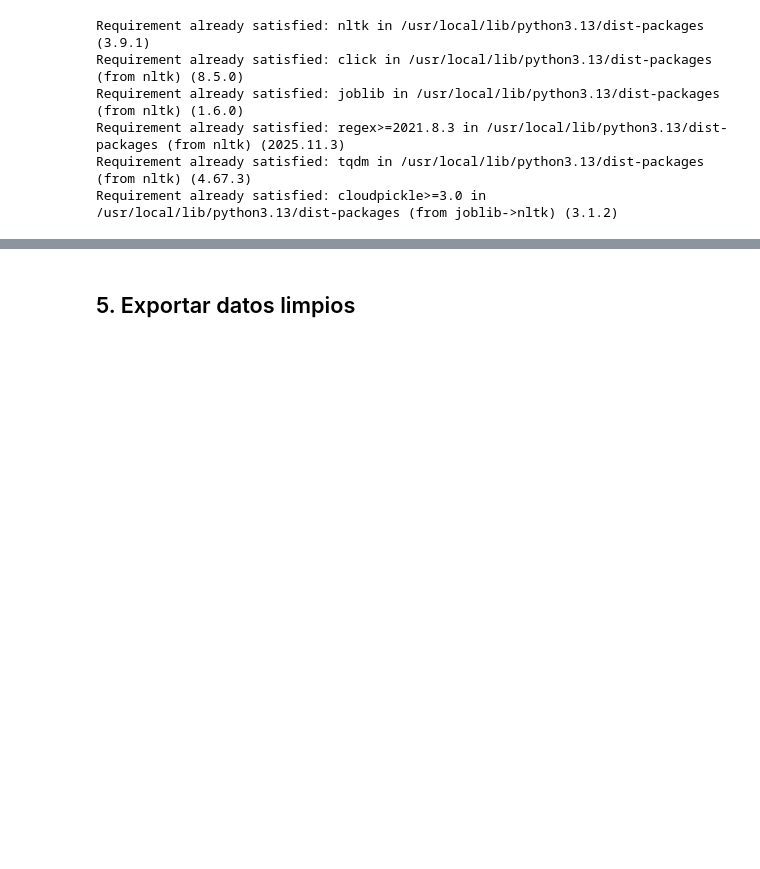
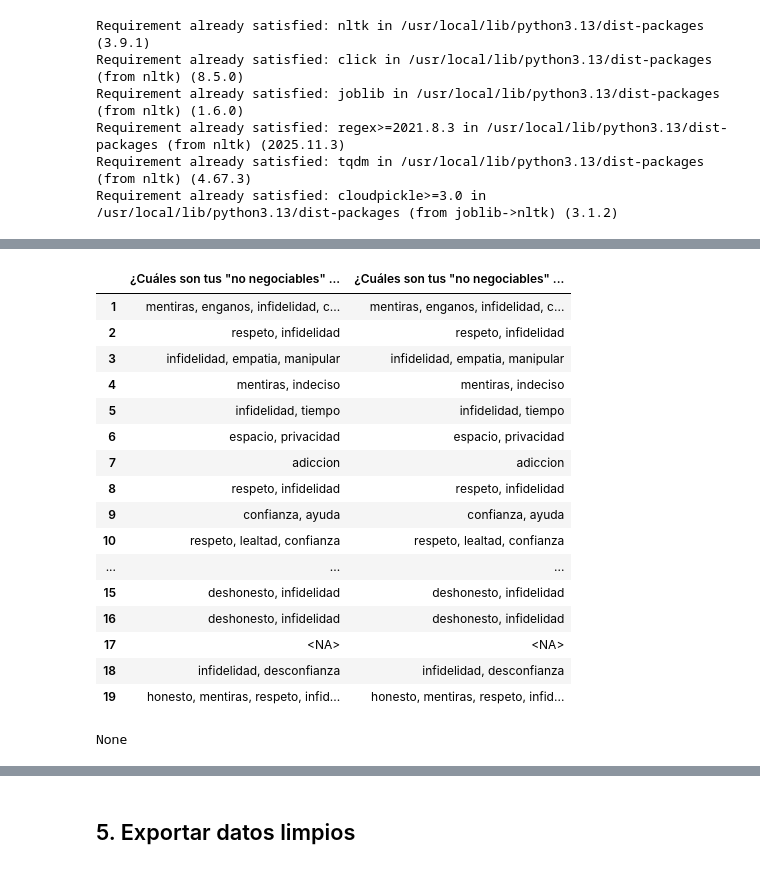
Before and after one commit to Acatlan-SI/LimpiezaData, a Jupyter notebook: notebooks/01_limpieza_datos.ipynb, the cells around one changed output, grey strips where cells are left out. Cells and saved outputs as stored; diff of their text form; code cells hidden in the pictures; blank space fills up the shorter version.

```diff
--- a/notebooks/01_limpieza_datos.ipynb
+++ b/notebooks/01_limpieza_datos.ipynb
@@ -449,3 +461,32 @@ Valor en índice 14 (fila 15 visual), columna 4: 'ser honesto con las personas,
+# %%
+col_original = df.columns[8]
+
+df[f"{col_original}"] = df[col_original].apply(
+    lambda x: extraer_conceptos_clave(
+        x if pd.notna(x) else "",
+        CONCEPTOS_NO_NEGOCIABLES
+    )
+)
+display(display(df.iloc[:, [8, -1]].head(30)))
+# %% [output]
+|  | ¿Cuáles son tus "no negociables" ... | ¿Cuáles son tus "no negociables" ... |
+| 1 | mentiras, enganos, infidelidad, c... | mentiras, enganos, infidelidad, c... |
+| 2 | respeto, infidelidad | respeto, infidelidad |
+| 3 | infidelidad, empatia, manipular | infidelidad, empatia, manipular |
+| 4 | mentiras, indeciso | mentiras, indeciso |
+| 5 | infidelidad, tiempo | infidelidad, tiempo |
+| 6 | espacio, privacidad | espacio, privacidad |
+| 7 | adiccion | adiccion |
+| 8 | respeto, infidelidad | respeto, infidelidad |
+| 9 | confianza, ayuda | confianza, ayuda |
+| 10 | respeto, lealtad, confianza | respeto, lealtad, confianza |
+| ... | ... | ... |
+| 15 | deshonesto, infidelidad | deshonesto, infidelidad |
+| 16 | deshonesto, infidelidad | deshonesto, infidelidad |
+| 17 | <NA> | <NA> |
+| 18 | infidelidad, desconfianza | infidelidad, desconfianza |
+| 19 | honesto, mentiras, respeto, infid... | honesto, mentiras, respeto, infid... |
+None
 # %%
 fig, axes = plt.subplots(len(cols_listas), 1, figsize=(12, 4 * len(cols_listas)))
 
```
Also changed, not shown: parts of 9 cells of this notebook.
